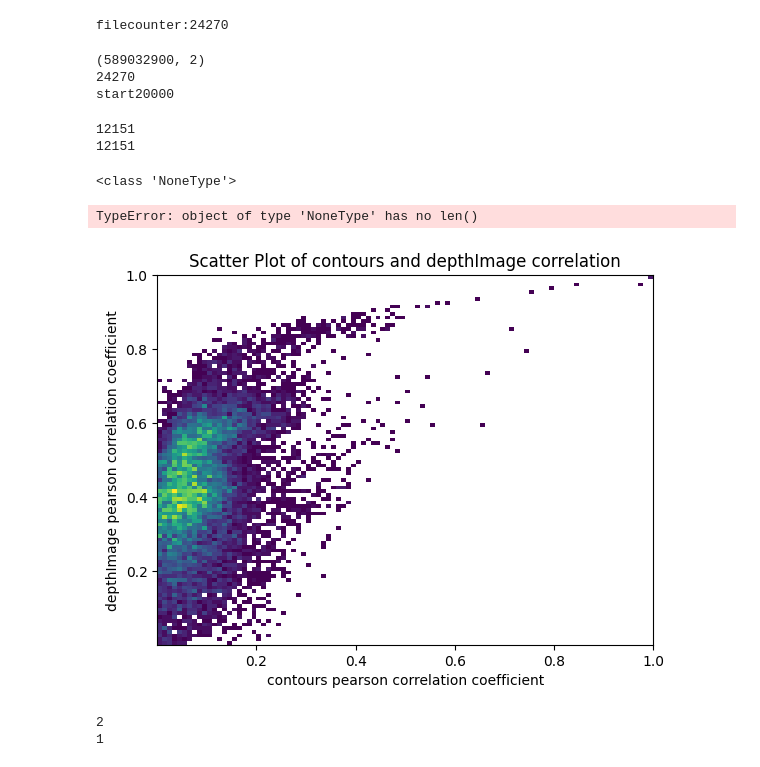
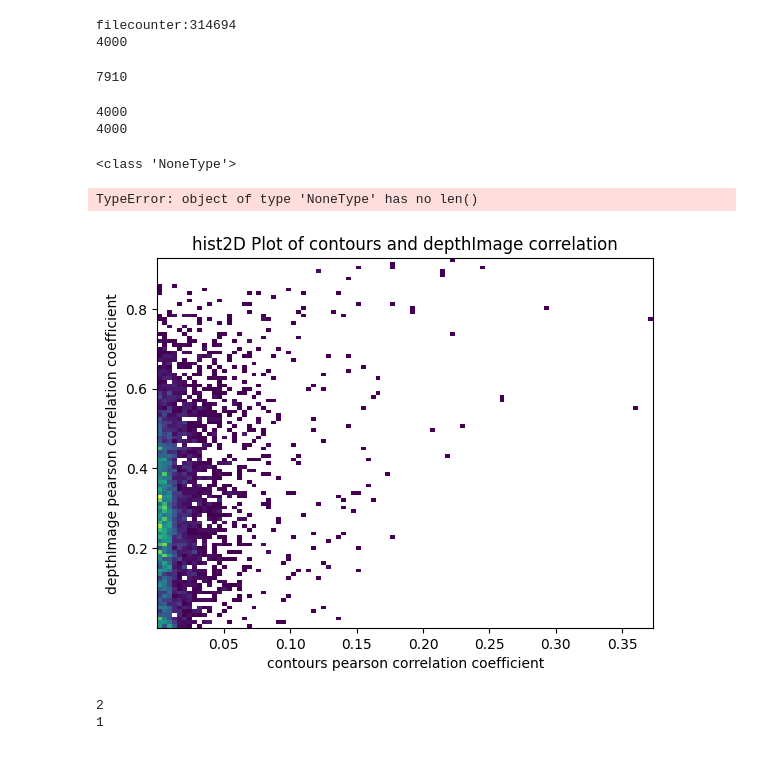
Before and after one commit to ElderLab-York-University/3D_Rim_py, a Jupyter notebook: experiments/correlation.ipynb, the cells around one changed output. Saved outputs shown, nothing was run; the diff lists cells and outputs as text; code cells hidden in the pictures.

```diff
--- a/experiments/correlation.ipynb
+++ b/experiments/correlation.ipynb
@@ -90,3 +101,7 @@ def calculate_correlation(image1, image2):
         covariance = cv2.mean((image1_norm - mean1) * (image2_norm - mean2))[0]
         correlation_coefficient = covariance / (std_dev1 * std_dev2)
     return abs(correlation_coefficient.item())
+# %%
+rootDir = "../ShapeNetCore_Depth"
+dirs = getSubDir(rootDir)
+print(dirs)
@@ -94,35 +195,33 @@ def calculate_correlation(image1, image2):
 dir = "../ShapeNetCore_Depth"
 imageFiles = getImageFiles(dir)
 
-images = []
+size = len(imageFiles)
+sample = 4000
 print("filecounter:"+str(len(imageFiles)))
-for imageFile in imageFiles:
-    images.append(cv2.imread(imageFile))
+imageidxlist = generate_pairs(size,sample)
+print(len(imageidxlist))
 # %% [output]
-filecounter:24270
+filecounter:314694
+4000
-# %%
-k = 20000
-grid1, grid2 = np.meshgrid(np.linspace(0,len(images),len(images)).astype(int), np.linspace(0,len(images),len(images)).astype(int))
-combinations = np.vstack([grid1.ravel(), grid2.ravel()]).T
-print(combinations.shape)
-indices = np.arange(combinations.shape[0])
-
-print(len(images))
-# 在索引上进行随机采样
-random_indices = np.random.choice(indices, size=k, replace=False)
-
-# 使用这些索引来获取组合
-random_combinations = combinations[random_indices]
-print("start"+str(len(random_combinations)))
-# %% [output]
-(589032900, 2)
-24270
-start20000
+# %%
+imageDic = {}
+for pair in imageidxlist:
+    x,y = pair
+    if x not in imageDic:
+        ximg = cv2.imread(imageFiles[x])
+        imageDic[x]=ximg
+    if y not in imageDic:
+        yimg = cv2.imread(imageFiles[y])
+        imageDic[y]=yimg
+
+print(len(imageDic))
+# %% [output]
+7910
 # %%
-for pair in tqdm(random_combinations):
+for pair in tqdm(imageidxlist):
     idx1,idx2 = pair[0],pair[1]
-    c1 = compareContours(images[idx1],images[idx2])
-    c2 = calculate_correlation(cv2.cvtColor(images[idx1], cv2.COLOR_BGR2GRAY),cv2.cvtColor(images[idx2], cv2.COLOR_BGR2GRAY))
+    c1 = compareContours(imageDic[idx1],imageDic[idx2])
+    c2 = calculate_correlation(cv2.cvtColor(imageDic[idx1], cv2.COLOR_BGR2GRAY),cv2.cvtColor(imageDic[idx2], cv2.COLOR_BGR2GRAY))
 
 
     if c1 is not None and c2 is not None:
@@ -131,8 +230,8 @@ for pair in tqdm(random_combinations):
 print(len(correlations))
 print(len(contours))
 # %% [output]
-12151
-12151
+4000
+4000
 # %%
 random_pair = random.choice(random_combinations)
 idx1,idx2 = random_pair[0],random_pair[1]
@@ -153,13 +252,13 @@ TypeError: object of type 'NoneType' has no len()
 # %%
 x = np.asarray(contours)
 y = np.asarray(correlations)
 plt.hist2d(x, y, bins=100,cmin = 1)
 plt.xlabel('contours pearson correlation coefficient')
 plt.ylabel('depthImage pearson correlation coefficient')
-plt.title('Scatter Plot of contours and depthImage correlation')
+plt.title('hist2D Plot of contours and depthImage correlation')
 plt.show()
 # %% [output]
-[figure, old version]
+[figure, new version]
 # %%
 random_pair = random.choice(random_combinations)
 idx1,idx2 = random_pair[0],random_pair[1]
```
Also changed, not shown: parts of 3 cells of this notebook, 1 other file.
